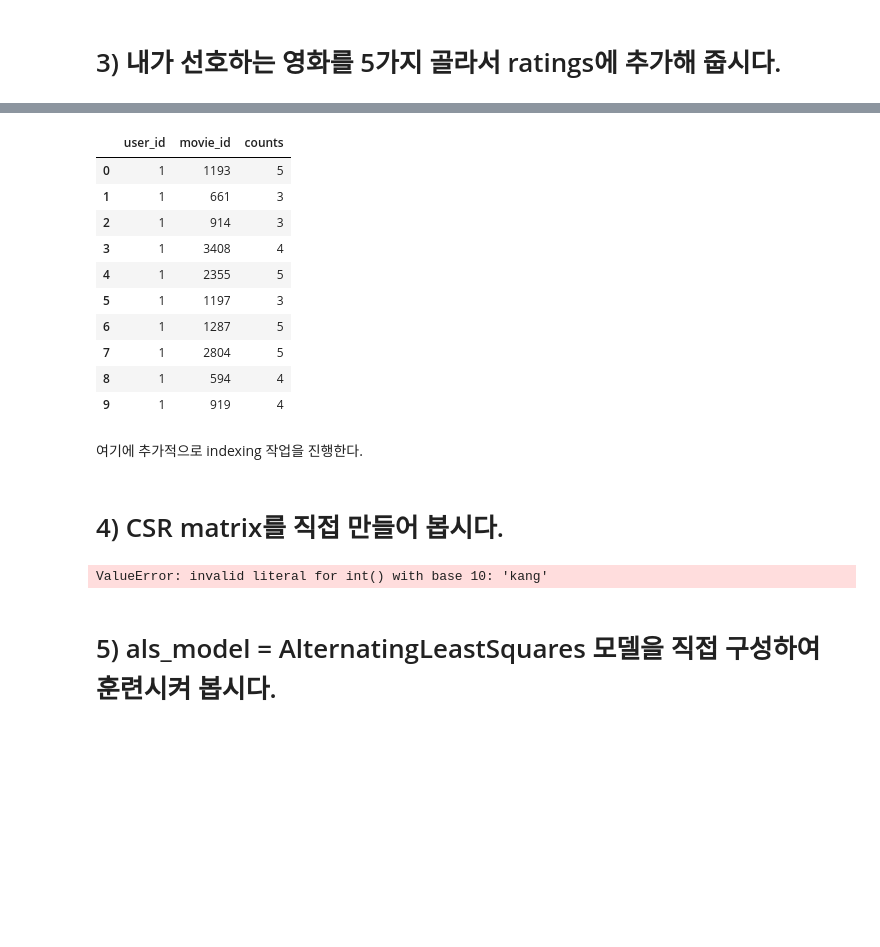
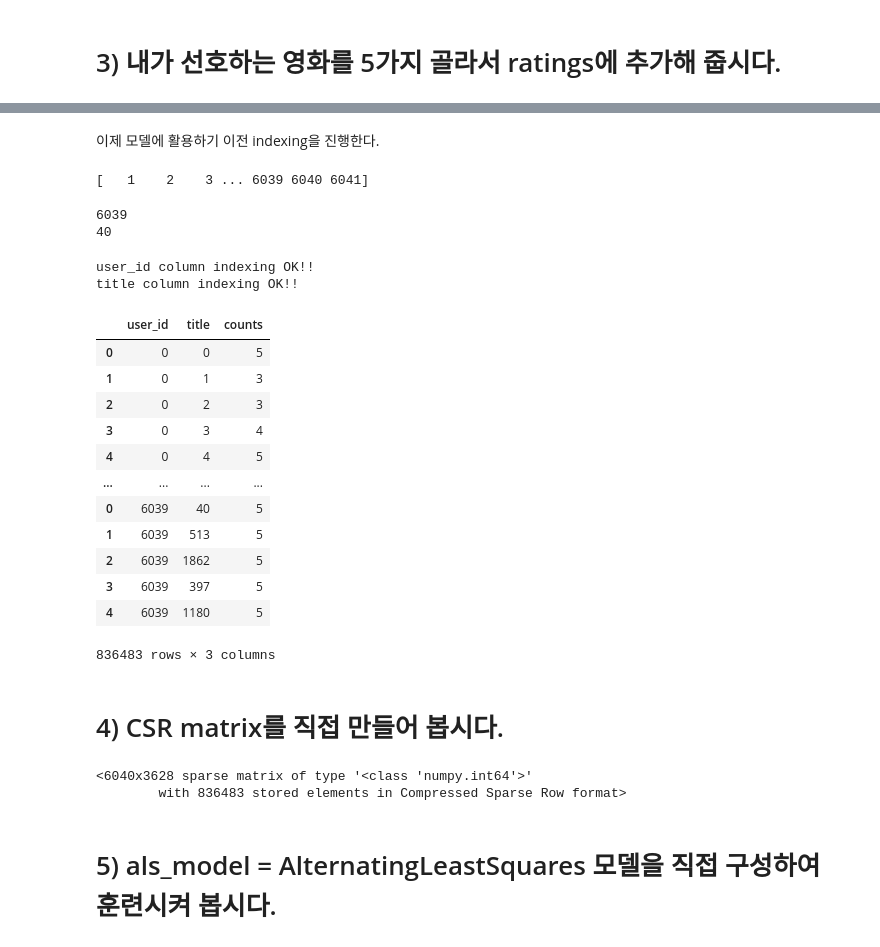
Before and after one commit to kkalkkkal/AIFFEL, a Jupyter notebook: 14. 아이유팬이 좋아할 만한 다른 아티스트 찾기/Movielens 영화 추천 실습.ipynb, the cells around one changed output, grey strips where cells are left out. Cells and saved outputs as stored; diff of their text form; code cells hidden in the pictures; blank space fills up the shorter version.

```diff
--- a/14. 아이유팬이 좋아할 만한 다른 아티스트 찾기/Movielens 영화 추천 실습.ipynb
+++ b/14. 아이유팬이 좋아할 만한 다른 아티스트 찾기/Movielens 영화 추천 실습.ipynb
@@ -155,43 +195,73 @@ ratings.tail(10)       # 잘 추가되었는지 확인해 봅시다.
-# %%
-# 사용하는 컬럼만 남겨줍니다.
-using_cols = ['user_id', 'movie_id', 'counts']
-ratings = ratings[using_cols]
-ratings.head(10)
-# %% [output]
-|  | user_id | movie_id | counts |
-| 0 | 1 | 1193 | 5 |
-| 1 | 1 | 661 | 3 |
-| 2 | 1 | 914 | 3 |
-| 3 | 1 | 3408 | 4 |
-| 4 | 1 | 2355 | 5 |
-| 5 | 1 | 1197 | 3 |
-| 6 | 1 | 1287 | 5 |
-| 7 | 1 | 2804 | 5 |
-| 8 | 1 | 594 | 4 |
-| 9 | 1 | 919 | 4 |
-# %% [markdown]
-여기에 추가적으로 indexing 작업을 진행한다.
+# %% [markdown]
+이제 모델에 활용하기 이전 indexing을 진행한다.
 # %%
 # 고유한 유저, 영화를 찾아내는 코드
 user_unique = ratings['user_id'].unique()
-artist_unique = ratings['movie'].unique()
+movie_unique = ratings['title'].unique()
 
 print(user_unique)
 
-# 유저, 아티스트 indexing 하는 코드 idx는 index의 약자입니다.
+# 유저, 영화 indexing 하는 코드 idx는 index의 약자입니다.
 user_to_idx = {v:k for k,v in enumerate(user_unique)}
-artist_to_idx = {v:k for k,v in enumerate(artist_unique)}
+movie_to_idx = {v:k for k,v in enumerate(movie_unique)}
+# %% [output]
+[   1    2    3 ... 6039 6040 6041]
+# %%
+# 인덱싱이 잘 되었는지 확인해 봅니다.
+print(user_to_idx[6041])    # 6040명의 유저 중 마지막으로 추가된 유저이니 6039이 나와야 합니다.
+print(movie_to_idx['Toy Story (1995)'])
+# %% [output]
+6039
+40
+# %%
+# indexing을 통해 데이터 컬럼 내 값을 바꾸는 코드
+
+# user_to_idx.get을 통해 user_id 컬럼의 모든 값을 인덱싱한 Series를 구해 봅시다.
+# 혹시 정상적으로 인덱싱되지 않은 row가 있다면 인덱스가 NaN이 될 테니 dropna()로 제거합니다.
+temp_user_data = ratings['user_id'].map(user_to_idx.get).dropna()
+if len(temp_user_data) == len(ratings):   # 모든 row가 정상적으로 인덱싱되었다면
+    print('user_id column indexing OK!!')
+    ratings['user_id'] = temp_user_data   # ratings['user_id']을 인덱싱된 Series로 교체해 줍니다.
+else:
+    print('user_id column indexing Fail!!')
+
+# movie_to_idx을 통해 title 컬럼도 동일한 방식으로 인덱싱해 줍니다.
+temp_movie_data = ratings['title'].map(movie_to_idx.get).dropna()
+if len(temp_movie_data) == len(ratings):
+    print('title column indexing OK!!')
+    ratings['title'] = temp_movie_data
+else:
+    print('title column indexing Fail!!')
+
+ratings
+# %% [output]
+user_id column indexing OK!!
+title column indexing OK!!
+|  | user_id | title | counts |
+| 0 | 0 | 0 | 5 |
+| 1 | 0 | 1 | 3 |
+| 2 | 0 | 2 | 3 |
+| 3 | 0 | 3 | 4 |
+| 4 | 0 | 4 | 5 |
+| ... | ... | ... | ... |
+| 0 | 6039 | 40 | 5 |
+| 1 | 6039 | 513 | 5 |
+| 2 | 6039 | 1862 | 5 |
+| 3 | 6039 | 397 | 5 |
+| 4 | 6039 | 1180 | 5 |
+836483 rows × 3 columns
 # %% [markdown]
 # 4) CSR matrix를 직접 만들어 봅시다.
 # %%
 from scipy.sparse import csr_matrix
 
 num_user = ratings['user_id'].nunique()
-num_movie = ratings['movie_id'].nunique()
+num_movie = ratings['title'].nunique()
 
-csr_data = csr_matrix((ratings.counts, (ratings.user_id, ratings.movie_id)), shape= (num_user, num_movie))
+csr_data = csr_matrix((ratings.counts, (ratings.user_id, ratings.title)), shape= (num_user, num_movie))
 csr_data
 # %% [output]
-ValueError: invalid literal for int() with base 10: 'kang'
+<6040x3628 sparse matrix of type '<class 'numpy.int64'>'
+        with 836483 stored elements in Compressed Sparse Row format>
 # %% [markdown]
 # 5) als_model = AlternatingLeastSquares 모델을 직접 구성하여 훈련시켜 봅시다.
```
Also changed, not shown: parts of 52 cells of this notebook.
